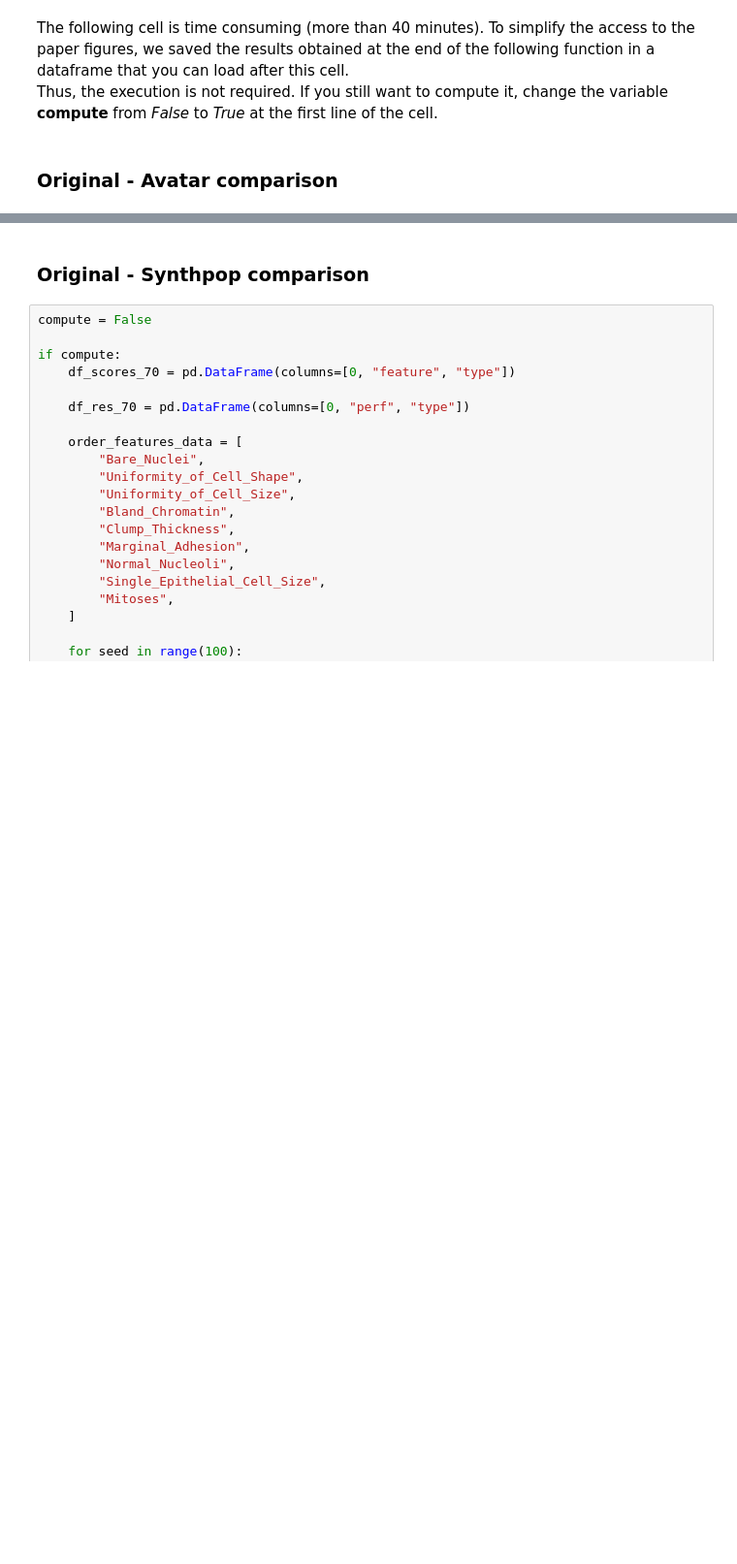
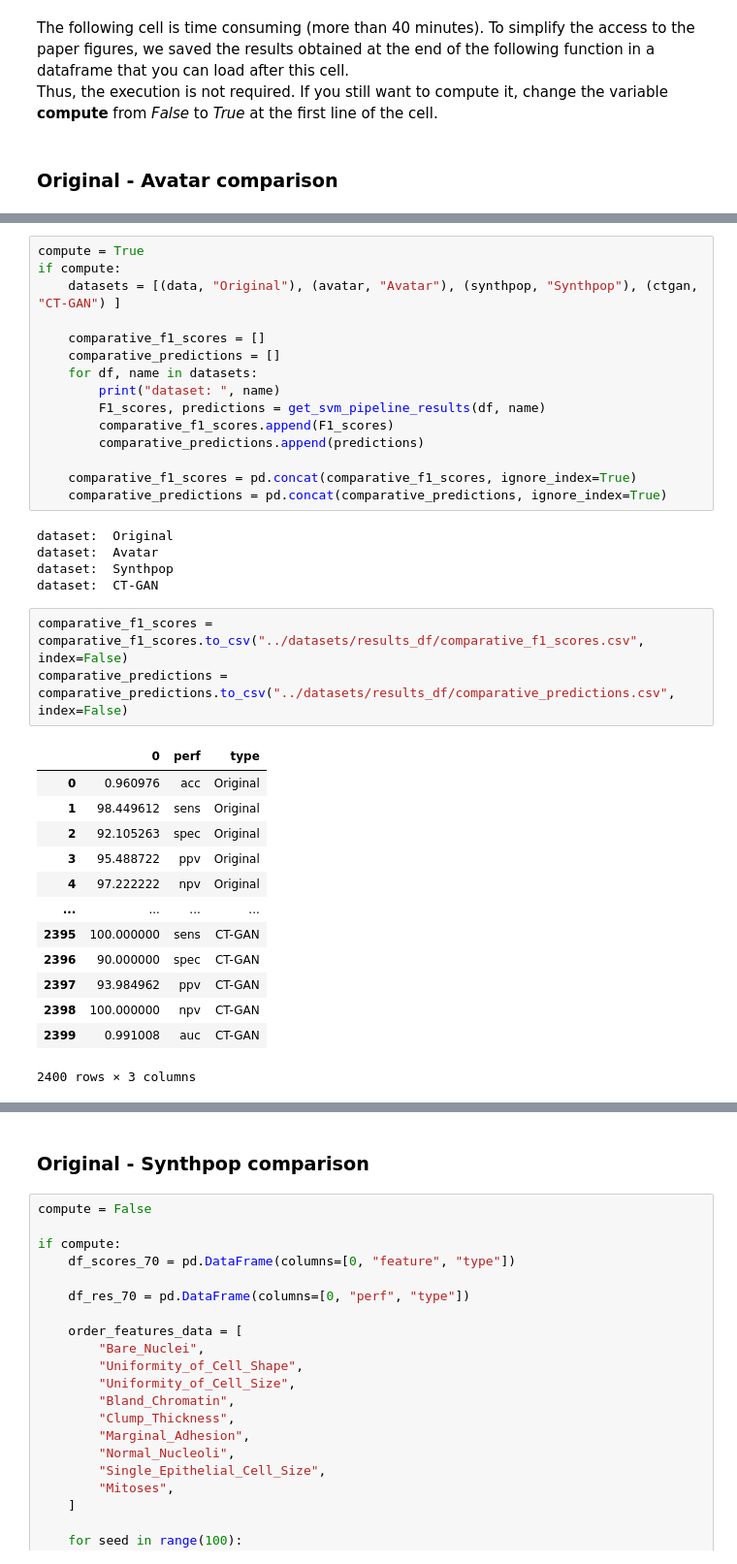
Before and after one commit to octopize/avatar-paper, a Jupyter notebook: notebooks/1.1.WBCD_SVM_model_python.ipynb, the cells around one changed output, grey strips where cells are left out. Shown at 97% size. Saved outputs shown, nothing was run; the diff lists cells and outputs as text; blank space fills up the shorter version.

```diff
--- a/notebooks/1.1.WBCD_SVM_model_python.ipynb
+++ b/notebooks/1.1.WBCD_SVM_model_python.ipynb
@@ -165 +245,38 @@ If you still want to compute it, change the variable **compute** from *False* to
+# %%
+compute = True
+if compute:
+    datasets = [(data, "Original"), (avatar, "Avatar"), (synthpop, "Synthpop"), (ctgan, "CT-GAN") ]
+
+    comparative_f1_scores = []
+    comparative_predictions = []
+    for df, name in datasets:
+        print("dataset: ", name)
+        F1_scores, predictions = get_svm_pipeline_results(df, name)
+        comparative_f1_scores.append(F1_scores)
+        comparative_predictions.append(predictions)
+
+    comparative_f1_scores = pd.concat(comparative_f1_scores, ignore_index=True)
+    comparative_predictions = pd.concat(comparative_predictions, ignore_index=True)
+# %% [output]
+dataset:  Original
+dataset:  Avatar
+dataset:  Synthpop
+dataset:  CT-GAN
+# %%
+comparative_f1_scores = comparative_f1_scores.to_csv("../datasets/results_df/comparative_f1_scores.csv", index=False)
+comparative_predictions = comparative_predictions.to_csv("../datasets/results_df/comparative_predictions.csv", index=False)
+# %% [output]
+|  | 0 | perf | type |
+| 0 | 0.960976 | acc | Original |
+| 1 | 98.449612 | sens | Original |
+| 2 | 92.105263 | spec | Original |
+| 3 | 95.488722 | ppv | Original |
+| 4 | 97.222222 | npv | Original |
+| ... | ... | ... | ... |
+| 2395 | 100.000000 | sens | CT-GAN |
+| 2396 | 90.000000 | spec | CT-GAN |
+| 2397 | 93.984962 | ppv | CT-GAN |
+| 2398 | 100.000000 | npv | CT-GAN |
+| 2399 | 0.991008 | auc | CT-GAN |
+2400 rows × 3 columns
 # %%
```
Also changed, not shown: parts of 7 cells of this notebook, 1 other file.
